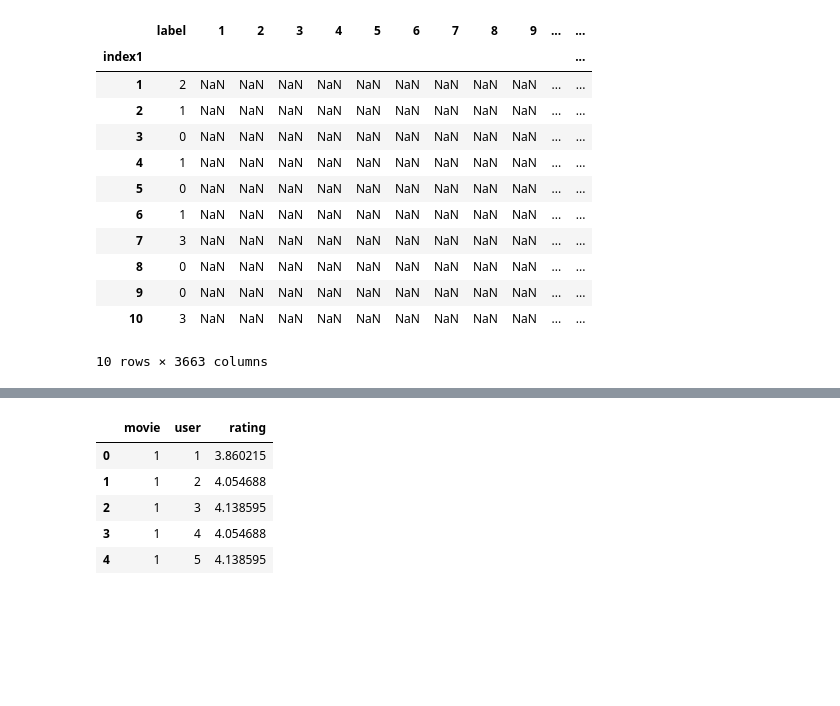
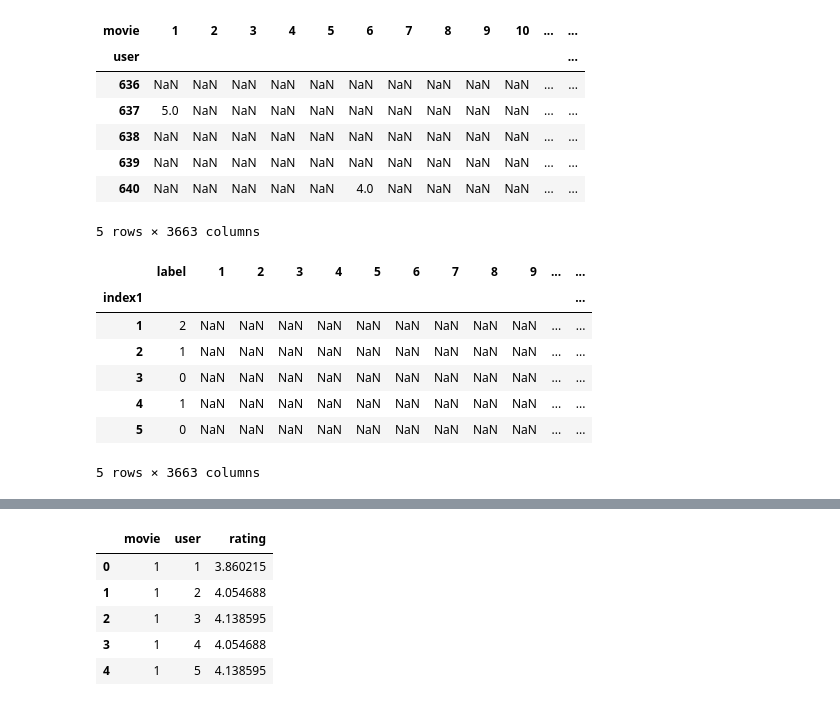
Before and after one commit to SSITB/recommender-case-study, a Jupyter notebook: presentation.ipynb, the cells around one changed output, grey strips where cells are left out. Saved outputs shown, nothing was run; the diff lists cells and outputs as text; code cells hidden in the pictures; blank space fills up the shorter version.

```diff
--- a/presentation.ipynb
+++ b/presentation.ipynb
@@ -22,4 +18,12 @@ data = data.drop('timestamp',axis=1)
 # %%
+# Training sample
+data = pd.read_csv('training.csv')
+data = data.drop('timestamp',axis=1)
+
+# Test sample
+data_requests = pd.read_csv('requests.csv')
+data_requests_spark = spark.createDataFrame(data_requests)
+
 # Users metadata
-usersdb = pd.read_csv('data/users.dat',sep='::',header=None,names=['UserID','Gender','Age','Occupation','Zip-code'])
+usersdb = pd.read_csv('users.dat',sep='::',header=None,names=['UserID','Gender','Age','Occupation','Zip-code'])
 usersdb = pd.get_dummies(usersdb, columns=['Gender'], drop_first=True)
@@ -35,0 +58,2 @@ plt.scatter(dataKmeans.iloc[:,0],dataKmeans.iloc[:,1],c=labels)
+# %%
+labels=kmeans_model.labels_
@@ -36 +68,12 @@ plt.scatter(dataKmeans.iloc[:,0],dataKmeans.iloc[:,1],c=labels)
+# %%
+data_matrix_pd.iloc[0:5,:]
+# %% [output]
+| movie | 1 | 2 | 3 | 4 | 5 | 6 | 7 | 8 | 9 | 10 | ... | ... |
+| user |  |  |  |  |  |  |  |  |  |  |  | ... |
+| 636 | NaN | NaN | NaN | NaN | NaN | NaN | NaN | NaN | NaN | NaN | ... | ... |
+| 637 | 5.0 | NaN | NaN | NaN | NaN | NaN | NaN | NaN | NaN | NaN | ... | ... |
+| 638 | NaN | NaN | NaN | NaN | NaN | NaN | NaN | NaN | NaN | NaN | ... | ... |
+| 639 | NaN | NaN | NaN | NaN | NaN | NaN | NaN | NaN | NaN | NaN | ... | ... |
+| 640 | NaN | NaN | NaN | NaN | NaN | 4.0 | NaN | NaN | NaN | NaN | ... | ... |
+5 rows × 3663 columns
 # %%
@@ -46,18 +85,13 @@ data_matrix_merged=data_matrix_merged.sort_values(by=['index1'])
 data_matrix_merged=data_matrix_merged.set_index('index1')
 data_matrix_merged.rename(columns ={0: 'label'}, inplace =True)
 # %%
-data_matrix_merged.iloc[0:10,:]
+data_matrix_merged.iloc[0:5,:]
 # %% [output]
 |  | label | 1 | 2 | 3 | 4 | 5 | 6 | 7 | 8 | 9 | ... | ... |
 | index1 |  |  |  |  |  |  |  |  |  |  |  | ... |
 | 1 | 2 | NaN | NaN | NaN | NaN | NaN | NaN | NaN | NaN | NaN | ... | ... |
 | 2 | 1 | NaN | NaN | NaN | NaN | NaN | NaN | NaN | NaN | NaN | ... | ... |
 | 3 | 0 | NaN | NaN | NaN | NaN | NaN | NaN | NaN | NaN | NaN | ... | ... |
 | 4 | 1 | NaN | NaN | NaN | NaN | NaN | NaN | NaN | NaN | NaN | ... | ... |
 | 5 | 0 | NaN | NaN | NaN | NaN | NaN | NaN | NaN | NaN | NaN | ... | ... |
-| 6 | 1 | NaN | NaN | NaN | NaN | NaN | NaN | NaN | NaN | NaN | ... | ... |
-| 7 | 3 | NaN | NaN | NaN | NaN | NaN | NaN | NaN | NaN | NaN | ... | ... |
-| 8 | 0 | NaN | NaN | NaN | NaN | NaN | NaN | NaN | NaN | NaN | ... | ... |
-| 9 | 0 | NaN | NaN | NaN | NaN | NaN | NaN | NaN | NaN | NaN | ... | ... |
-| 10 | 3 | NaN | NaN | NaN | NaN | NaN | NaN | NaN | NaN | NaN | ... | ... |
-10 rows × 3663 columns
+5 rows × 3663 columns
```
Also changed, not shown: parts of 34 cells of this notebook.
